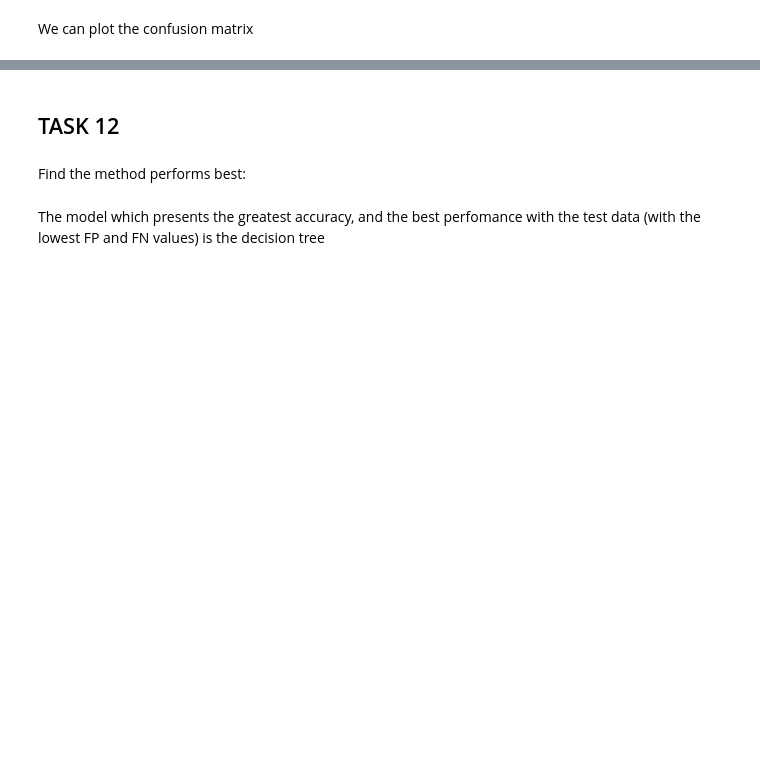
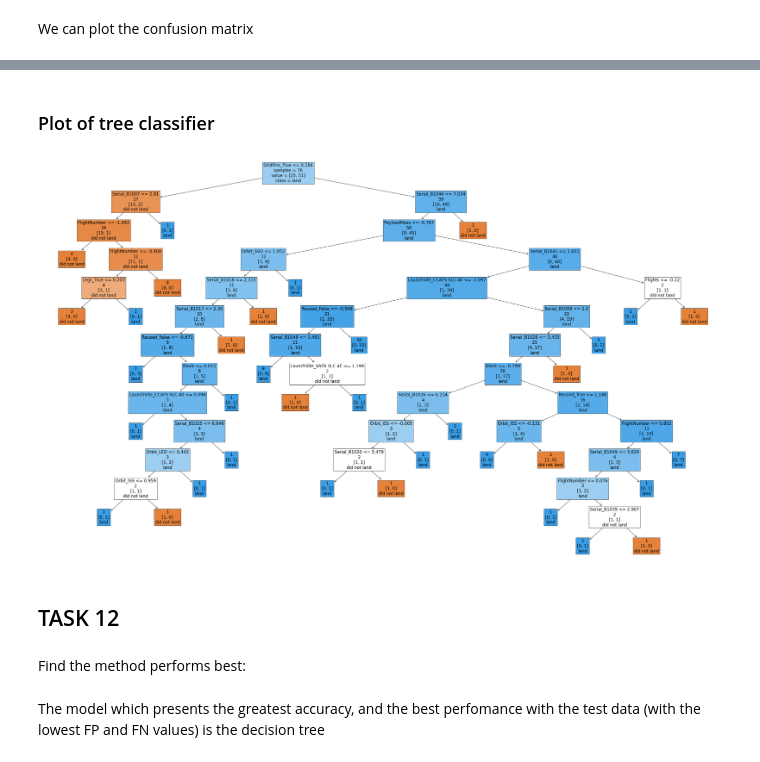
Before and after one commit to AndresNietoGuadarrama/SpaceXLandModel_DS, a Jupyter notebook: SpaceX_Machine Learning Prediction_Part_5.ipynb, the cells around one changed output, grey strips where cells are left out. Drawn from its saved outputs; the diff is of its cells as text; code cells hidden in the pictures; blank space fills up the shorter version.

```diff
--- a/SpaceX_Machine Learning Prediction_Part_5.ipynb
+++ b/SpaceX_Machine Learning Prediction_Part_5.ipynb
@@ -313,3 +314,20 @@ plt.show()
+# %% [markdown]
+### Plot of tree classifier
+# %%
+X_data = pd.read_csv('https://cf-courses-data.s3.us.cloud-object-storage.appdomain.cloud/IBMDeveloperSkillsNetwork-DS0701EN-SkillsNetwork/api/dataset_part_3.csv')
+fig = plt.figure(figsize=(50,30) )
+
+sklearn.tree.plot_tree(modelo_tree.best_estimator_,
+                       feature_names=list(X_data.keys()),
+                       class_names=['did not land', 'land'],
+                       label='root',
+                       impurity=False,
+                       filled=True,
+                       fontsize=17)
+
+plt.show()
+# %% [output]
+[figure, added]
 # %% [markdown]
 ## TASK  12
 # %% [markdown]
```
Also changed, not shown: parts of 18 cells of this notebook.
